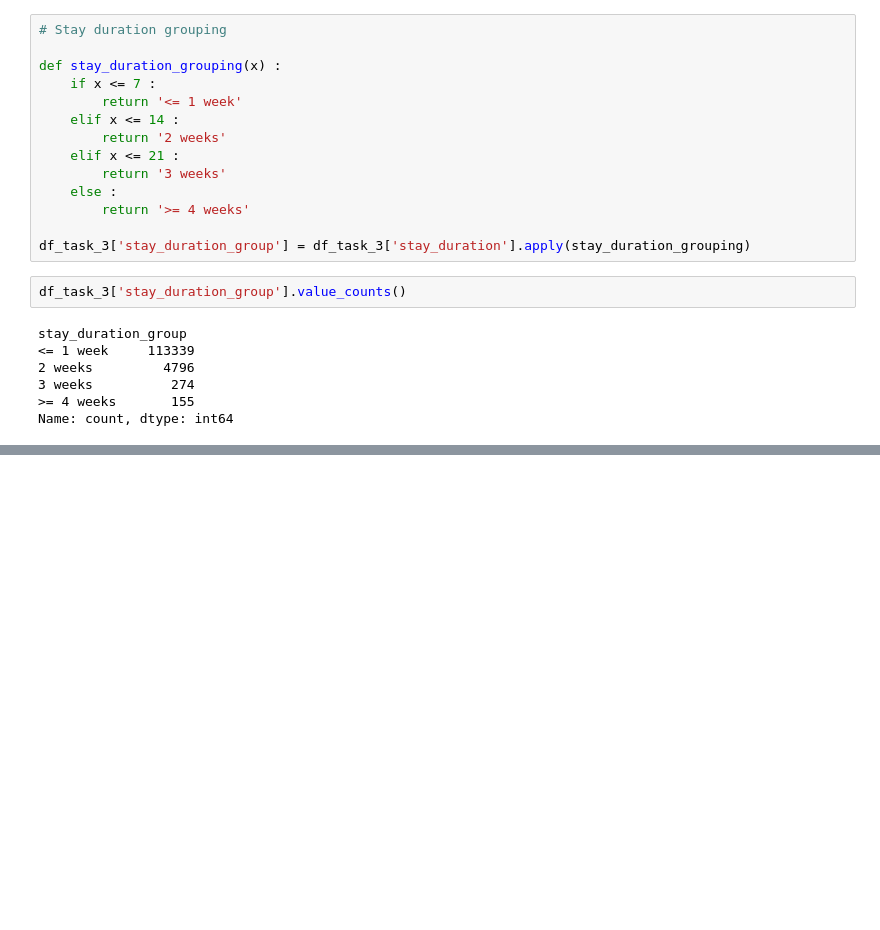
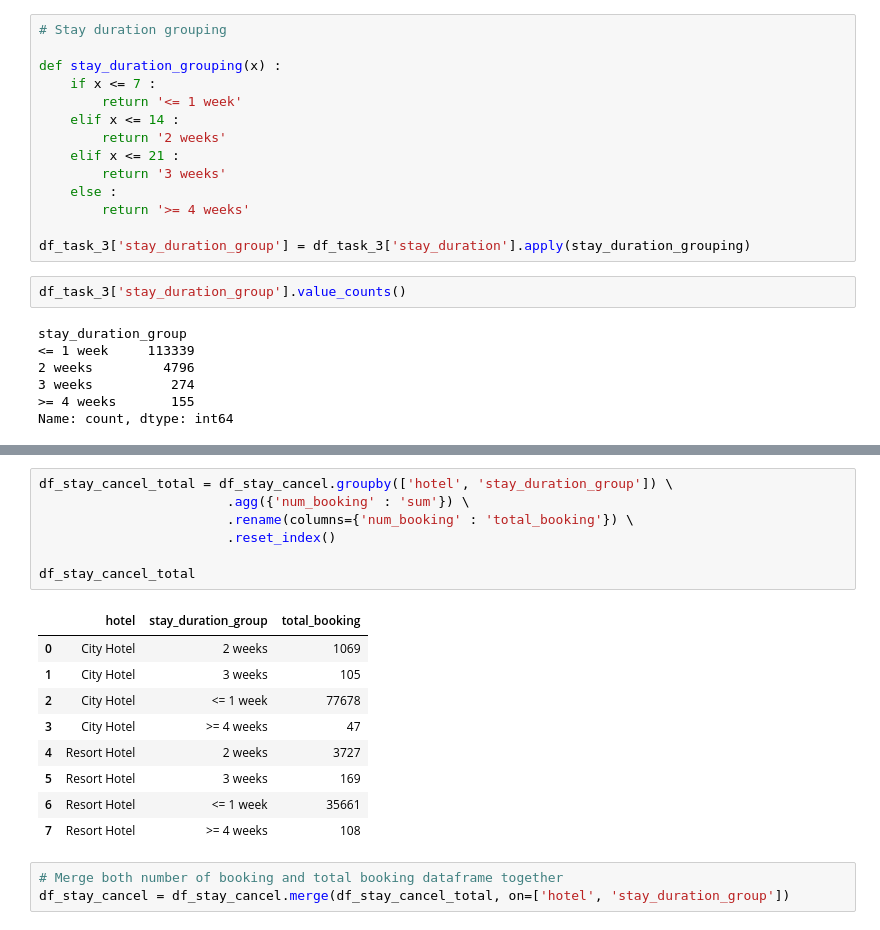
Before and after one commit to mcikalmerdeka/Investigate-Hotel-Business-Using-Data-Visualization, a Jupyter notebook: Investigate Hotel Business Using Data Visualization Code.ipynb, the cells around one changed output, grey strips where cells are left out. Saved outputs shown, nothing was run; the diff lists cells and outputs as text; blank space fills up the shorter version.

```diff
--- a/Task 1/Task_1_Data_Preprocessing.ipynb
+++ b/Investigate Hotel Business Using Data Visualization Code.ipynb
@@ -818,0 +829,20 @@ df_task_3.groupby(['hotel', ''])
+# %%
+df_stay_cancel_total = df_stay_cancel.groupby(['hotel', 'stay_duration_group']) \
+                        .agg({'num_booking' : 'sum'}) \
+                        .rename(columns={'num_booking' : 'total_booking'}) \
+                        .reset_index()
+
+df_stay_cancel_total
+# %% [output]
+|  | hotel | stay_duration_group | total_booking |
+| 0 | City Hotel | 2 weeks | 1069 |
+| 1 | City Hotel | 3 weeks | 105 |
+| 2 | City Hotel | <= 1 week | 77678 |
+| 3 | City Hotel | >= 4 weeks | 47 |
+| 4 | Resort Hotel | 2 weeks | 3727 |
+| 5 | Resort Hotel | 3 weeks | 169 |
+| 6 | Resort Hotel | <= 1 week | 35661 |
+| 7 | Resort Hotel | >= 4 weeks | 108 |
+# %%
+# Merge both number of booking and total booking dataframe together
+df_stay_cancel = df_stay_cancel.merge(df_stay_cancel_total, on=['hotel', 'stay_duration_group'])
```
Also changed, not shown: parts of 13 cells of this notebook, 6 other files.
